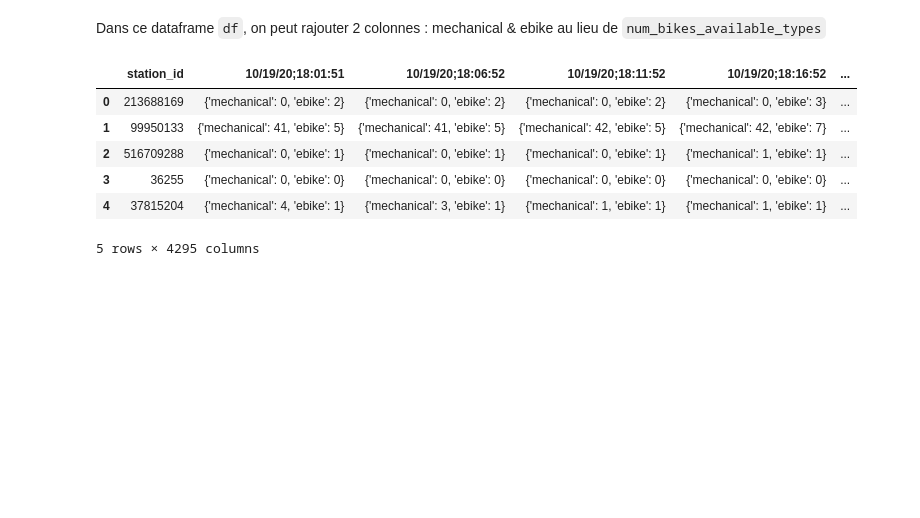
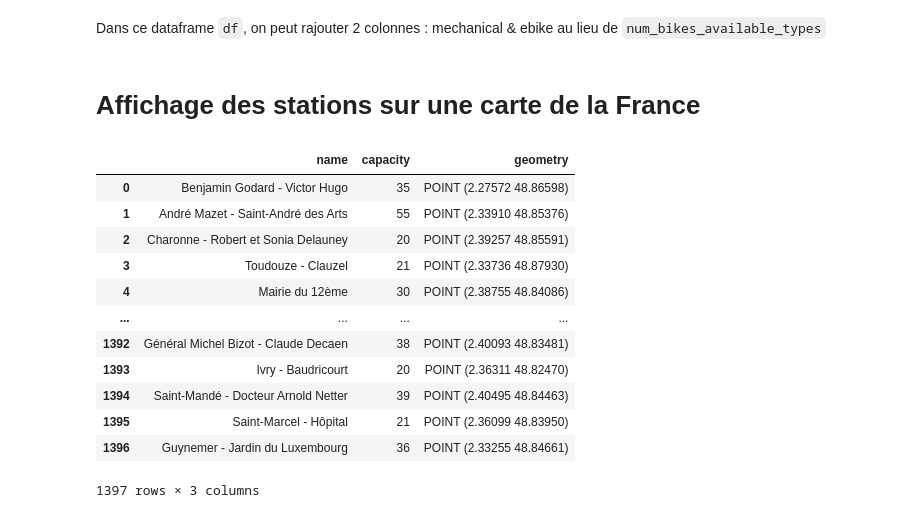
Before and after one commit to mathispuissant/StatApp, a Jupyter notebook: donnée/exploration.ipynb, the cells around one changed output. Saved outputs shown, nothing was run; the diff lists cells and outputs as text; code cells hidden in the pictures; blank space fills up the shorter version.

```diff
--- a/donnée/exploration.ipynb
+++ b/donnée/exploration.ipynb
@@ -127,14 +121,24 @@ df
 1397 rows × 11 columns
 # %% [markdown]
 Dans ce dataframe `df`, on peut rajouter 2 colonnes : mechanical & ebike au lieu de `num_bikes_available_types`
-# %%
-velib_clean = pd.read_csv('velib_clean.csv')
-velib_clean.head()
-# %% [output]
-|  | station_id | 10/19/20;18:01:51 | 10/19/20;18:06:52 | 10/19/20;18:11:52 | 10/19/20;18:16:52 | ... |
-| 0 | 213688169 | {'mechanical': 0, 'ebike': 2} | {'mechanical': 0, 'ebike': 2} | {'mechanical': 0, 'ebike': 2} | {'mechanical': 0, 'ebike': 3} | ... |
-| 1 | 99950133 | {'mechanical': 41, 'ebike': 5} | {'mechanical': 41, 'ebike': 5} | {'mechanical': 42, 'ebike': 5} | {'mechanical': 42, 'ebike': 7} | ... |
-| 2 | 516709288 | {'mechanical': 0, 'ebike': 1} | {'mechanical': 0, 'ebike': 1} | {'mechanical': 0, 'ebike': 1} | {'mechanical': 1, 'ebike': 1} | ... |
-| 3 | 36255 | {'mechanical': 0, 'ebike': 0} | {'mechanical': 0, 'ebike': 0} | {'mechanical': 0, 'ebike': 0} | {'mechanical': 0, 'ebike': 0} | ... |
-| 4 | 37815204 | {'mechanical': 4, 'ebike': 1} | {'mechanical': 3, 'ebike': 1} | {'mechanical': 1, 'ebike': 1} | {'mechanical': 1, 'ebike': 1} | ... |
-5 rows × 4295 columns
+# %% [markdown]
+# Affichage des stations sur une carte de la France
+# %%
+# Création d'un géodataframe avec les données de géolocalisation des stations vélib
+gdf = gpd.GeoDataFrame(
+    df_station_info[['name' , 'capacity']], geometry=gpd.points_from_xy(df_station_info.lon, df_station_info.lat))
+gdf
+# %% [output]
+|  | name | capacity | geometry |
+| 0 | Benjamin Godard - Victor Hugo | 35 | POINT (2.27572 48.86598) |
+| 1 | André Mazet - Saint-André des Arts | 55 | POINT (2.33910 48.85376) |
+| 2 | Charonne - Robert et Sonia Delauney | 20 | POINT (2.39257 48.85591) |
+| 3 | Toudouze - Clauzel | 21 | POINT (2.33736 48.87930) |
+| 4 | Mairie du 12ème | 30 | POINT (2.38755 48.84086) |
+| ... | ... | ... | ... |
+| 1392 | Général Michel Bizot - Claude Decaen | 38 | POINT (2.40093 48.83481) |
+| 1393 | Ivry - Baudricourt | 20 | POINT (2.36311 48.82470) |
+| 1394 | Saint-Mandé - Docteur Arnold Netter | 39 | POINT (2.40495 48.84463) |
+| 1395 | Saint-Marcel - Hôpital | 21 | POINT (2.36099 48.83950) |
+| 1396 | Guynemer - Jardin du Luxembourg | 36 | POINT (2.33255 48.84661) |
+1397 rows × 3 columns
```
Also changed, not shown: parts of 6 cells of this notebook.
